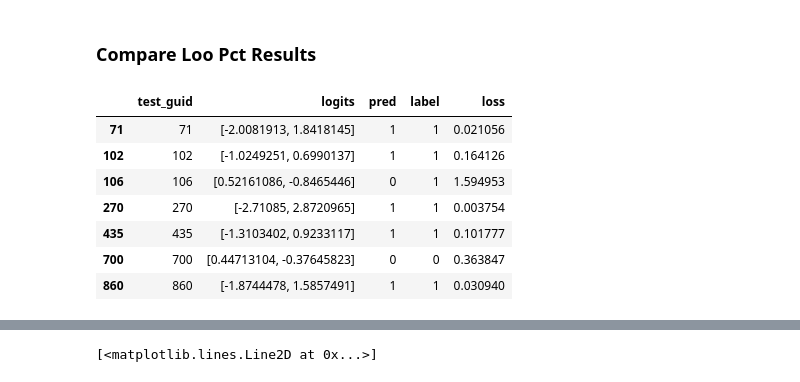
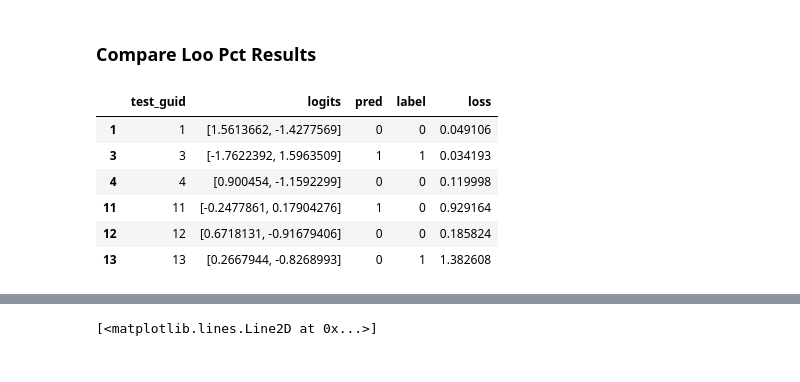
Before and after one commit to patcao/sentiment-influence-function, a Jupyter notebook: LOO-pct-analysis.ipynb, the cells around one changed output, grey strips where cells are left out. Drawn from its saved outputs; the diff is of its cells as text; code cells hidden in the pictures.

```diff
--- a/LOO-pct-analysis.ipynb
+++ b/LOO-pct-analysis.ipynb
@@ -159,16 +159,15 @@ fdf[(fdf.loss >= thirdq_loss)].iloc[:2]
 # %% [markdown]
 ### Compare Loo Pct Results
 # %%
-test_guids = [71, 102, 106, 270, 435, 700, 860]
+test_guids = [1, 3, 4, 11, 12, 13]
 
 fdf[fdf.test_guid.isin(test_guids)]
 # %% [output]
 |  | test_guid | logits | pred | label | loss |
-| 71 | 71 | [-2.0081913, 1.8418145] | 1 | 1 | 0.021056 |
-| 102 | 102 | [-1.0249251, 0.6990137] | 1 | 1 | 0.164126 |
-| 106 | 106 | [0.52161086, -0.8465446] | 0 | 1 | 1.594953 |
-| 270 | 270 | [-2.71085, 2.8720965] | 1 | 1 | 0.003754 |
-| 435 | 435 | [-1.3103402, 0.9233117] | 1 | 1 | 0.101777 |
-| 700 | 700 | [0.44713104, -0.37645823] | 0 | 0 | 0.363847 |
-| 860 | 860 | [-1.8744478, 1.5857491] | 1 | 1 | 0.030940 |
+| 1 | 1 | [1.5613662, -1.4277569] | 0 | 0 | 0.049106 |
+| 3 | 3 | [-1.7622392, 1.5963509] | 1 | 1 | 0.034193 |
+| 4 | 4 | [0.900454, -1.1592299] | 0 | 0 | 0.119998 |
+| 11 | 11 | [-0.2477861, 0.17904276] | 1 | 0 | 0.929164 |
+| 12 | 12 | [0.6718131, -0.91679406] | 0 | 0 | 0.185824 |
+| 13 | 13 | [0.2667944, -0.8268993] | 0 | 1 | 1.382608 |
 # %%
```
Also changed, not shown: parts of 7 cells of this notebook, 8 other files.
